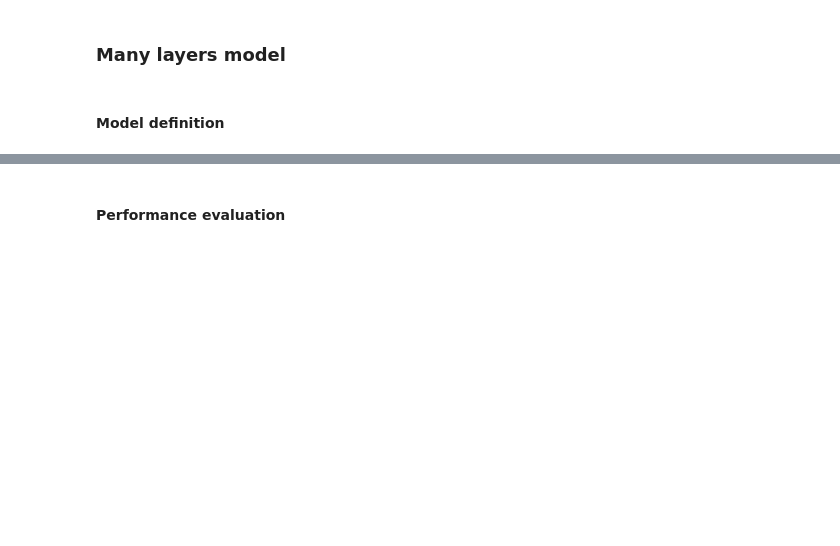
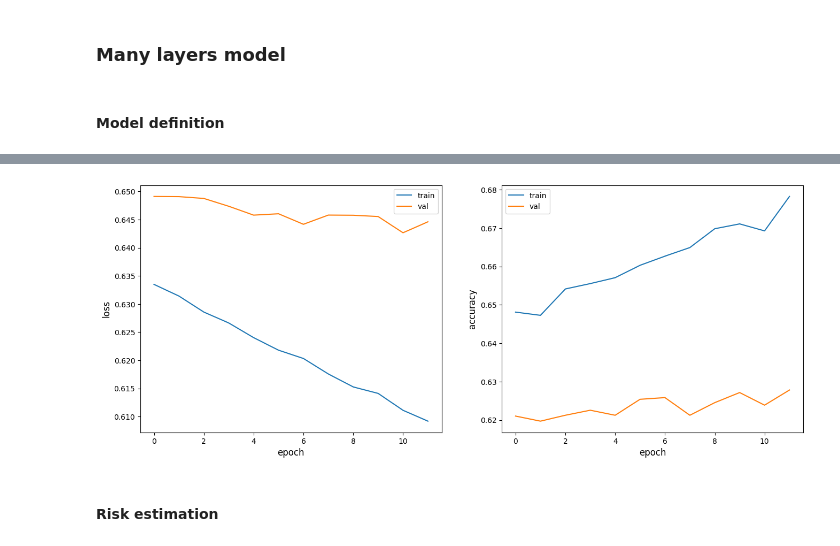
Before and after one commit to TommasoLocatelli/ml_cats_vs_dogs, a Jupyter notebook: 1.FeedForward.ipynb, the cells around one changed output, grey strips where cells are left out. Saved outputs shown, nothing was run; the diff lists cells and outputs as text; code cells hidden in the pictures; blank space fills up the shorter version.

```diff
--- a/1.FeedForward.ipynb
+++ b/1.FeedForward.ipynb
@@ -319,9 +372,11 @@ Score for fold 5: loss of 0.5497603416442871; accuracy of 72.72727489471436%
 # %%
 model = Sequential(
     [
-        Flatten(input_shape=(img_size, img_size, 3)),
-        Dense(1500, activation="relu"),
-        Dense(500, activation="relu"),
+        Flatten(input_shape=(img_size, img_size, 1)),
+        Dense(750, activation="relu"),
+        Dense(250, activation="relu"),
+        Dense(75, activation="relu"),
+        Dense(25, activation="relu"),
         Dense(2, activation="softmax"),
     ]
 )
@@ -341,6 +416,6 @@ tf.keras.utils.plot_model(
 # %%
 model.compile(
-    optimizer=Adam(),
+    optimizer=Adam(learning_rate=0.000001),
     loss=SparseCategoricalCrossentropy(),
     metrics=["accuracy"],
 )
@@ -349,2 +424,2 @@ model.compile(
 # %%
-history = model.fit(train, validation_data=test, epochs=5)
+history = model.fit(train, validation_data=valid, epochs=12)
@@ -351,2 +443,0 @@ history = model.fit(train, validation_data=test, epochs=5)
-# %% [markdown]
-#### Performance evaluation
@@ -362 +444,7 @@ def_model = Sequential(
+# %%
+ff.performance_plot(history)
+# %% [output]
+[figure, added]
+# %% [markdown]
+#### Risk estimation
 # %%
```
Also changed, not shown: parts of 38 cells of this notebook, 4 other files.
